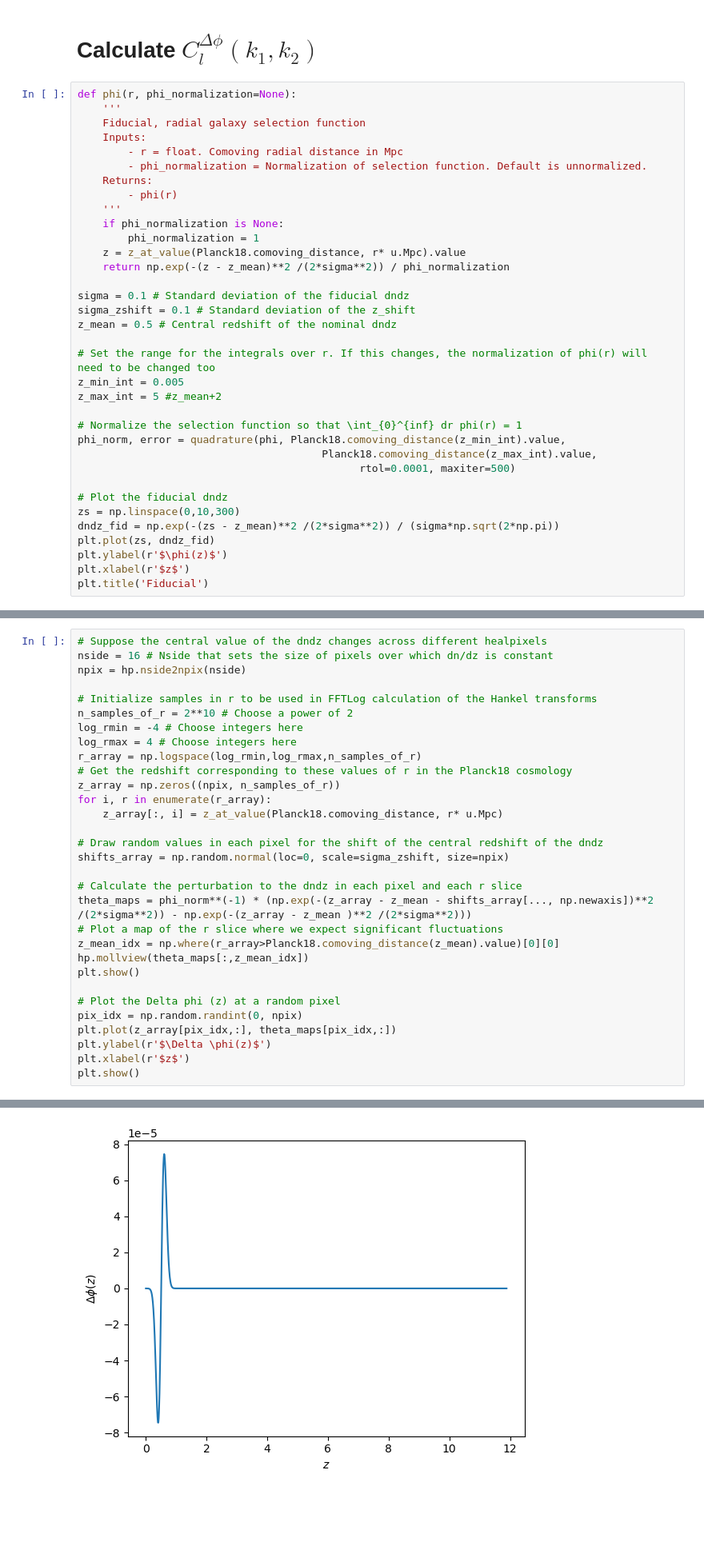
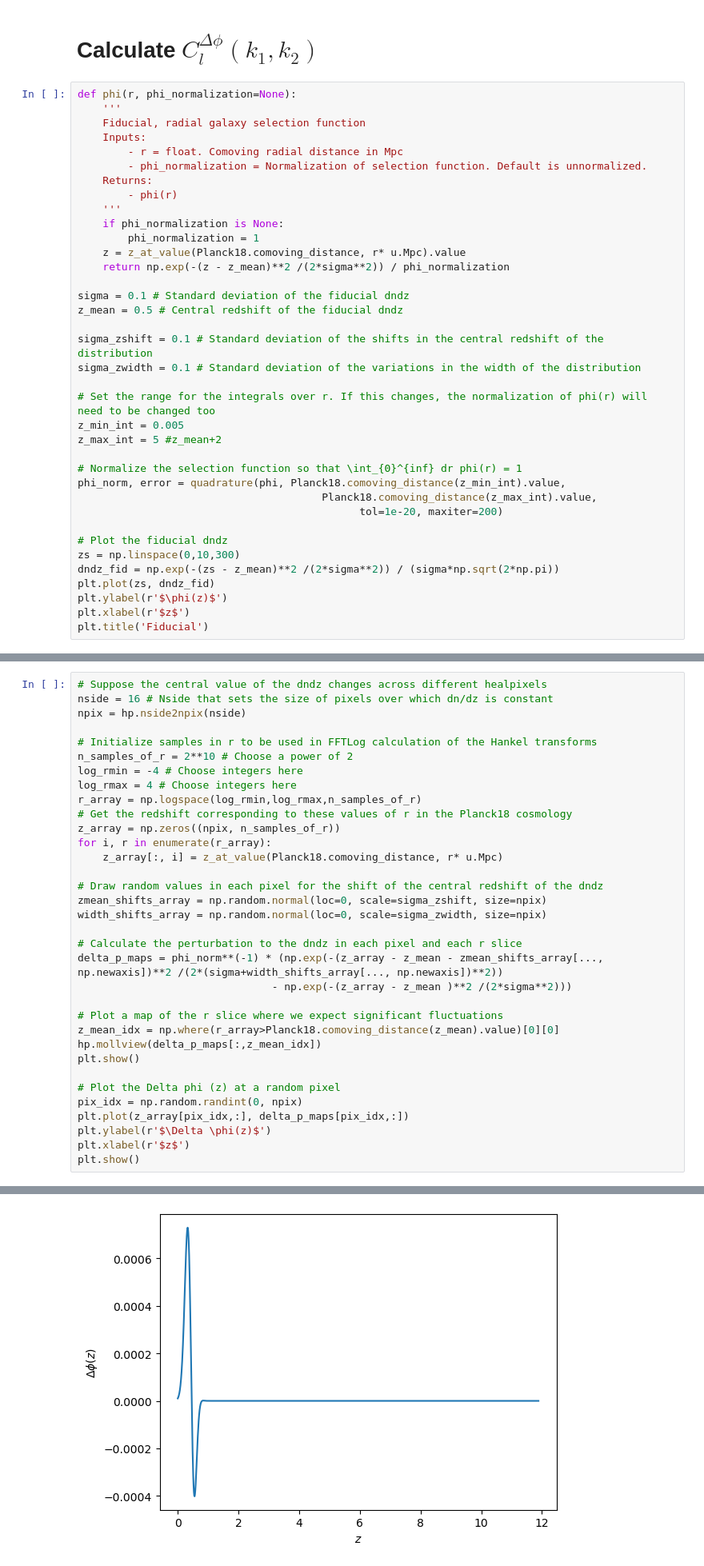
Before and after one commit to abaleato/CARDiAC, a Jupyter notebook: Get_DeltaPhi_PS.ipynb, the cells around one changed output, grey strips where cells are left out. Shown at 80% size. Saved outputs shown, nothing was run; the diff lists cells and outputs as text; blank space fills up the shorter version.

```diff
--- a/Get_DeltaPhi_PS.ipynb
+++ b/Get_DeltaPhi_PS.ipynb
@@ -28,8 +28,10 @@ def phi(r, phi_normalization=None):
     return np.exp(-(z - z_mean)**2 /(2*sigma**2)) / phi_normalization
 
 sigma = 0.1 # Standard deviation of the fiducial dndz
-sigma_zshift = 0.1 # Standard deviation of the z_shift
-z_mean = 0.5 # Central redshift of the nominal dndz
+z_mean = 0.5 # Central redshift of the fiducial dndz
+
+sigma_zshift = 0.1 # Standard deviation of the shifts in the central redshift of the distribution
+sigma_zwidth = 0.1 # Standard deviation of the variations in the width of the distribution
 
 # Set the range for the integrals over r. If this changes, the normalization of phi(r) will need to be changed too
 z_min_int = 0.005
@@ -38,7 +40,7 @@ z_max_int = 5 #z_mean+2
 # Normalize the selection function so that \int_{0}^{inf} dr phi(r) = 1
 phi_norm, error = quadrature(phi, Planck18.comoving_distance(z_min_int).value,
                                        Planck18.comoving_distance(z_max_int).value,
-                                             rtol=0.0001, maxiter=500)
+                                             tol=1e-20, maxiter=200)
 
 # Plot the fiducial dndz
 zs = np.linspace(0,10,300)
@@ -66,18 +68,21 @@ for i, r in enumerate(r_array):
     z_array[:, i] = z_at_value(Planck18.comoving_distance, r* u.Mpc)
 
 # Draw random values in each pixel for the shift of the central redshift of the dndz
-shifts_array = np.random.normal(loc=0, scale=sigma_zshift, size=npix)
+zmean_shifts_array = np.random.normal(loc=0, scale=sigma_zshift, size=npix)
+width_shifts_array = np.random.normal(loc=0, scale=sigma_zwidth, size=npix)
 
 # Calculate the perturbation to the dndz in each pixel and each r slice
-theta_maps = phi_norm**(-1) * (np.exp(-(z_array - z_mean - shifts_array[..., np.newaxis])**2 /(2*sigma**2)) - np.exp(-(z_array - z_mean )**2 /(2*sigma**2)))
+delta_p_maps = phi_norm**(-1) * (np.exp(-(z_array - z_mean - zmean_shifts_array[..., np.newaxis])**2 /(2*(sigma+width_shifts_array[..., np.newaxis])**2))
+                               - np.exp(-(z_array - z_mean )**2 /(2*sigma**2)))
+
 # Plot a map of the r slice where we expect significant fluctuations
 z_mean_idx = np.where(r_array>Planck18.comoving_distance(z_mean).value)[0][0]
-hp.mollview(theta_maps[:,z_mean_idx])
+hp.mollview(delta_p_maps[:,z_mean_idx])
 plt.show()
 
 # Plot the Delta phi (z) at a random pixel
 pix_idx = np.random.randint(0, npix)
-plt.plot(z_array[pix_idx,:], theta_maps[pix_idx,:])
+plt.plot(z_array[pix_idx,:], delta_p_maps[pix_idx,:])
 plt.ylabel(r'$\Delta \phi(z)$')
 plt.xlabel(r'$z$')
 plt.show()
@@ -86,4 +91,4 @@ plt.show()
-[figure, old version]
+[figure, new version]
 # %%
 # Let us up-sample the maps
 nside_out = 64 # If running on a laptop, don't go above nside_out=128 (nside_out = 256 already requires 20Gb of memory)
```
Also changed, not shown: parts of 17 cells of this notebook.
